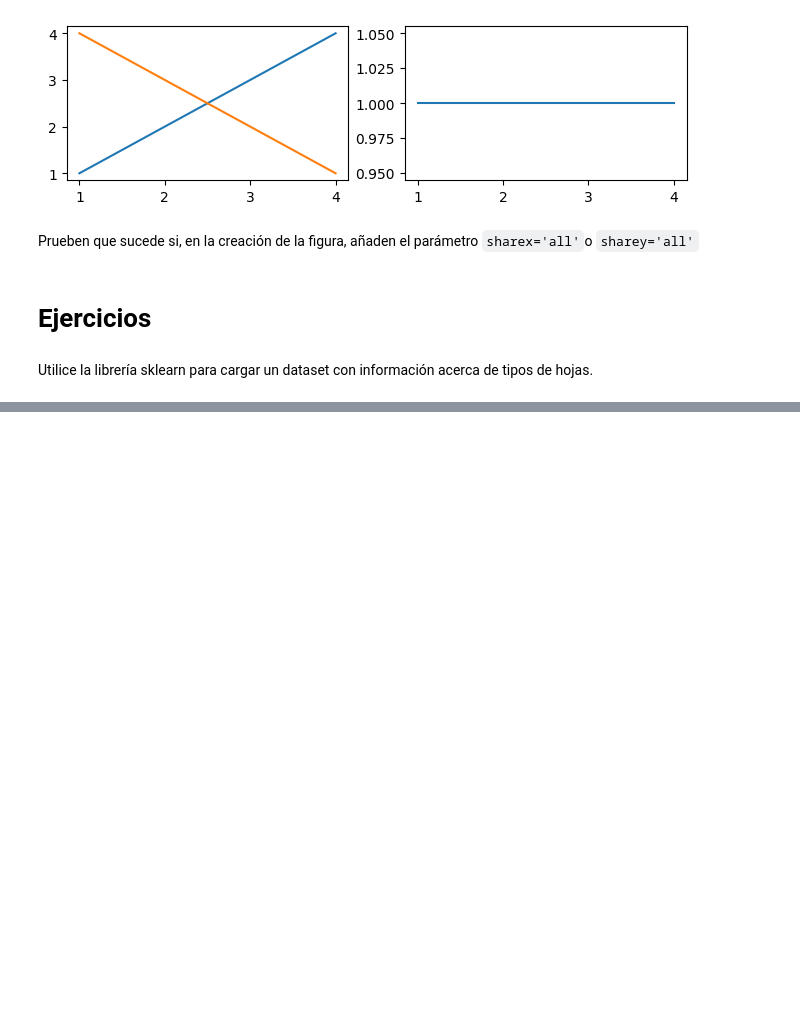
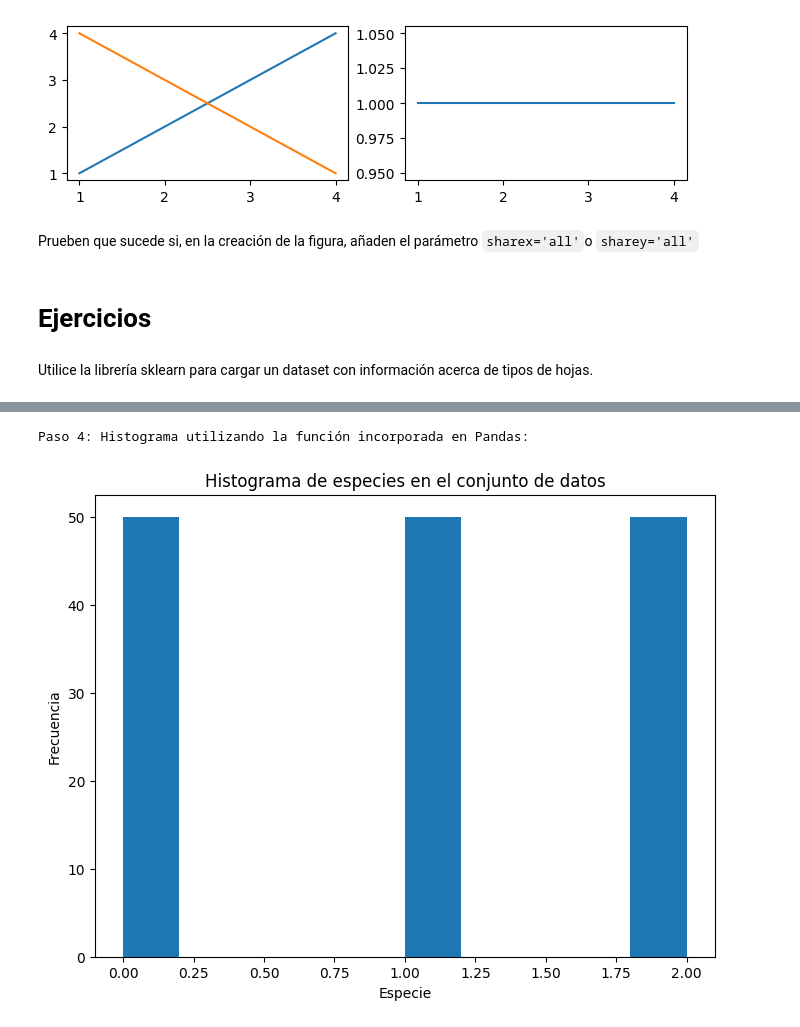
Before and after one commit to GonzaloMartin/ITBA-Certificacion-Profesional-Python, a Jupyter notebook: Clase_9 (1)_Resuelto.ipynb, the cells around one changed output, grey strips where cells are left out. Cells and saved outputs as stored; diff of their text form; code cells hidden in the pictures; blank space fills up the shorter version.

```diff
--- a/Clase_9 (1)_Resuelto.ipynb
+++ b/Clase_9 (1)_Resuelto.ipynb
@@ -745,0 +804,15 @@ iris_df = pd.DataFrame(
+# %%
+# Paso 4: Utilice los mismos valores del punto anterior para realizar un histograma.
+# AYUDA: Pandas tiene incorporadas algunas funciones de matplotlib.
+# Investiguen que sucede cuando hacen el nombre de la serie .plot.hist()
+
+plt.figure(figsize=(8, 6))
+iris_df['species'].plot.hist()
+plt.title('Histograma de especies en el conjunto de datos')
+plt.xlabel('Especie')
+plt.ylabel('Frecuencia')
+print("Paso 4: Histograma utilizando la función incorporada en Pandas:\n")
+plt.show()
+# %% [output]
+Paso 4: Histograma utilizando la función incorporada en Pandas:
+[figure, added]
```
Also changed, not shown: parts of 5 cells of this notebook.
